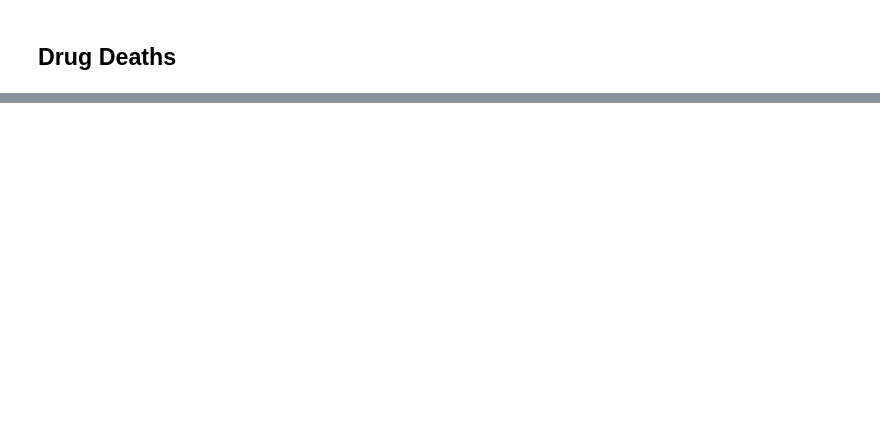
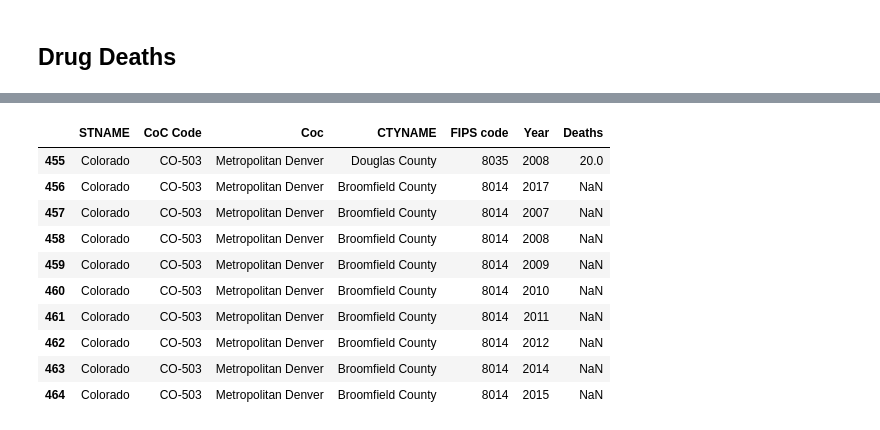
Before and after one commit to heath3rq/Python_Homelessness-Causal-Inference-Analysis, a Jupyter notebook: 10_code/mortality_data.ipynb, the cells around one changed output, grey strips where cells are left out. Saved outputs shown, nothing was run; the diff lists cells and outputs as text; code cells hidden in the pictures; blank space fills up the shorter version.

```diff
--- a/10_code/mortality_data.ipynb
+++ b/10_code/mortality_data.ipynb
@@ -272,0 +82,2 @@ Missing years : [2007]
+# %%
+alldata = pd.concat([alldata0720merge, alldata21merge])
@@ -272,0 +202,16 @@ Missing years : [2007]
+# %%
+alldrugdatafinal0721 = pd.concat([alldrugdatafinal, broomfield_df], ignore_index=True)
+alldrugdatafinal0721["Year"] = alldrugdatafinal0721["Year"].astype(int)
+alldrugdatafinal0721.tail(10)
+# %% [output]
+|  | STNAME | CoC Code | Coc | CTYNAME | FIPS code | Year | Deaths |
+| 455 | Colorado | CO-503 | Metropolitan Denver | Douglas County | 8035 | 2008 | 20.0 |
+| 456 | Colorado | CO-503 | Metropolitan Denver | Broomfield County | 8014 | 2017 | NaN |
+| 457 | Colorado | CO-503 | Metropolitan Denver | Broomfield County | 8014 | 2007 | NaN |
+| 458 | Colorado | CO-503 | Metropolitan Denver | Broomfield County | 8014 | 2008 | NaN |
+| 459 | Colorado | CO-503 | Metropolitan Denver | Broomfield County | 8014 | 2009 | NaN |
+| 460 | Colorado | CO-503 | Metropolitan Denver | Broomfield County | 8014 | 2010 | NaN |
+| 461 | Colorado | CO-503 | Metropolitan Denver | Broomfield County | 8014 | 2011 | NaN |
+| 462 | Colorado | CO-503 | Metropolitan Denver | Broomfield County | 8014 | 2012 | NaN |
+| 463 | Colorado | CO-503 | Metropolitan Denver | Broomfield County | 8014 | 2014 | NaN |
+| 464 | Colorado | CO-503 | Metropolitan Denver | Broomfield County | 8014 | 2015 | NaN |
```
Also changed, not shown: parts of 67 cells of this notebook.
